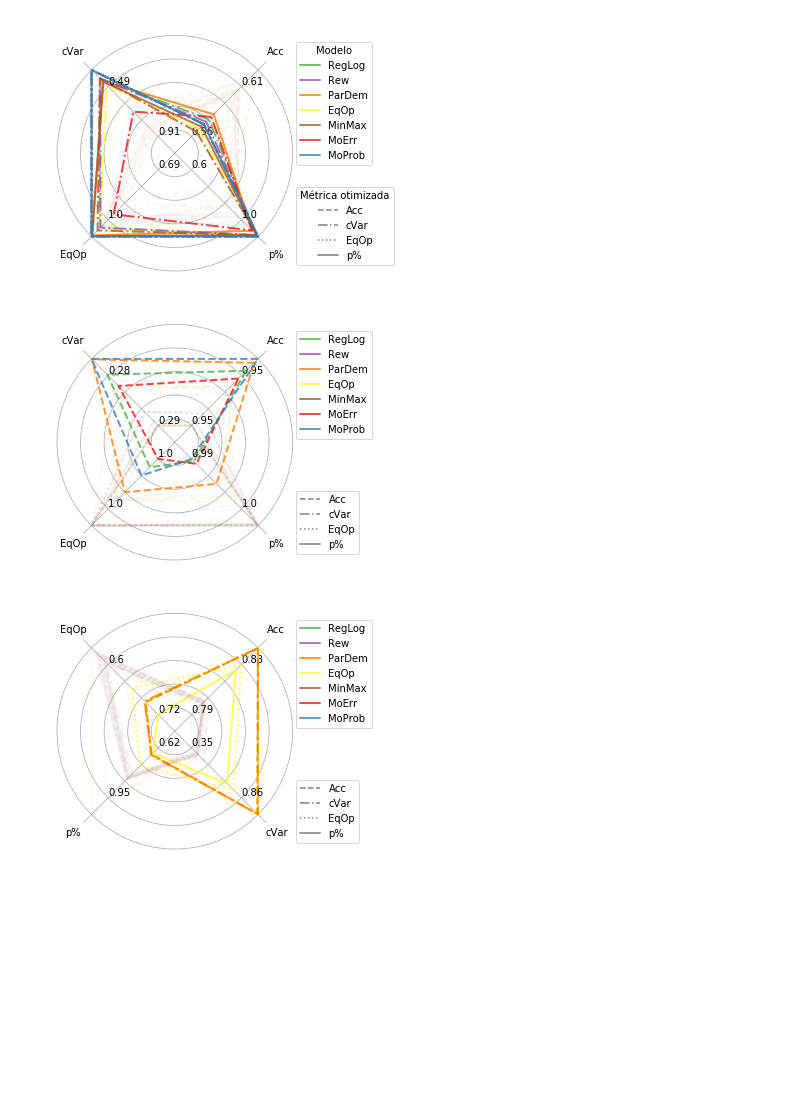
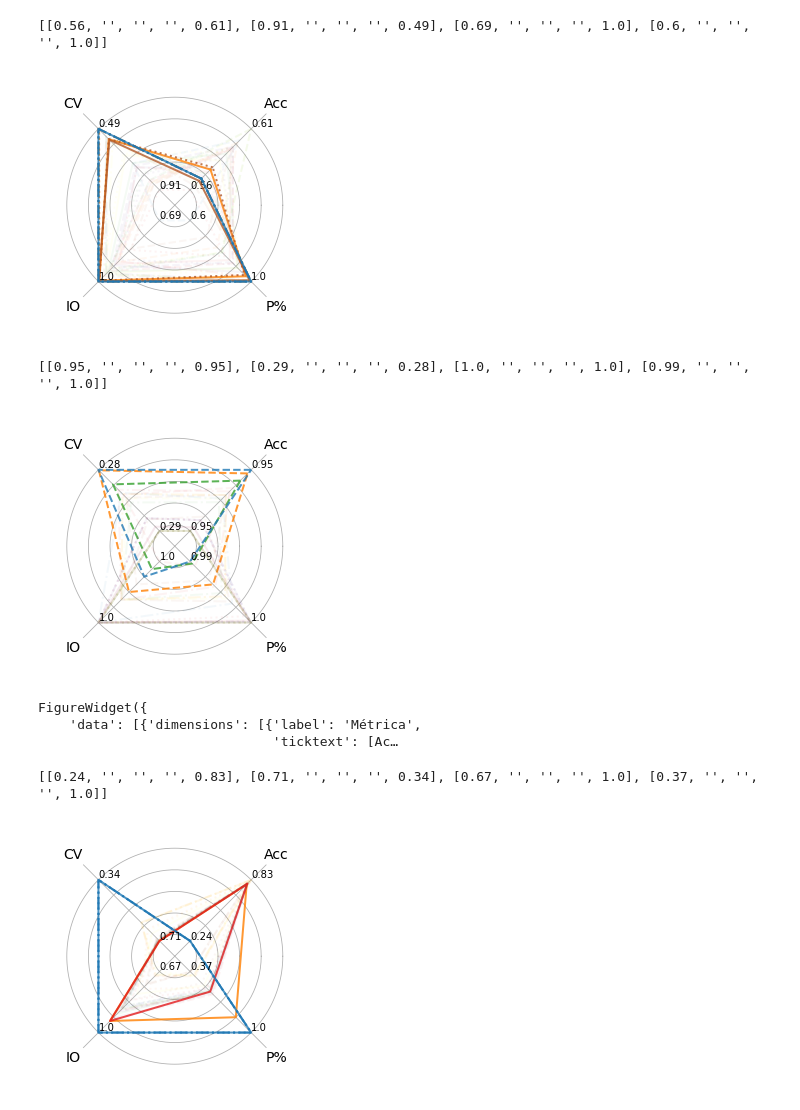
Before and after one commit to viguardieiro/moopt_fairness, a Jupyter notebook: Comparacao global - sem executar.ipynb, the cells around one changed output. Drawn from its saved outputs; the diff is of its cells as text; code cells hidden in the pictures; blank space fills up the shorter version.

```diff
--- a/Comparacao global - sem executar.ipynb
+++ b/Comparacao global - sem executar.ipynb
@@ -16,3 +14,5 @@ colors = ['rgb(27,158,119)','rgb(217,95,2)','rgb(117,112,179)','rgb(231,41,138)'
+# %%
+colors = ['#33a02c','#6a3d9a','#ff7f00','#FFFF43','#b15928','#e31a1c','#1f78b4']
 # %%
 def all_metrics_parallel_coord(dataset, metric = 'accuracy',
                                acc_min = None, acc_max = None,
@@ -162,24 +163,26 @@ class Radar(object):
         self.axes = [figure.add_axes(rect, projection='polar', label='axes%d' % i) for i in range(self.n)]
 
         self.ax = self.axes[0]
-        self.ax.set_thetagrids(self.angles, labels=title, fontsize=10)
+        self.ax.set_thetagrids(self.angles, labels=title, fontsize=14)
 
         for ax in self.axes[1:]:
             ax.patch.set_visible(False)
             ax.grid(False)
             ax.xaxis.set_visible(False)
 
+        #print(labels)
+
         for ax, angle, label in zip(self.axes, self.angles, labels):
             ax.set_rgrids(range(1, 6), angle=angle, labels=label)
             ax.spines['polar'].set_visible(False)
-            ax.set_ylim(0, 5.5)
+            ax.set_ylim(0, 6)
 
     def plot(self, values, *args, **kw):
         angle = np.deg2rad(np.r_[self.angles, self.angles[0]])
         values = np.r_[values, values[0]]
         self.ax.plot(angle, values, *args, **kw)
 # %%
-colors = ['#4daf4a','#984ea3','#ff7f00','#ffff33','#a65628', '#e41a1c','#377eb8']
+#colors = ['#9ecae1','#d4b9da','#fe9929','#fdd49e','#99d8c9','#238b45','#00441b']
 methods = ['LogReg', 'RegRewe', 'RegDemo', 'RegEqual', 'Minimax', 'RegMoo', 'RegEqMoo']
 metrics = ['accuracy', 'c_variation', 'equal_opportunity', 'p_percent']
 # %%
@@ -191,7 +194,7 @@ methmap = dict(zip(methods, ['RegLog', 'Rew', 'ParDem', 'EqOp', 'MinMax', 'MoErr
 from matplotlib.lines import Line2D
 from matplotlib.patches import Patch
 
-def build_radar(df_table, selection=None, steps=4, shift=1, include_legend=True):
+def build_radar(df_table, selection=None, steps=4, shift=1, include_legend=True, plot_name = 'aux.jpg'):
     df_table = df_table[metrics]
 
     normz = pd.DataFrame(index=['min', 'max'], columns=df_table.columns)
@@ -212,9 +215,9 @@ def build_radar(df_table, selection=None, steps=4, shift=1, include_legend=True)
 
     fig = plt.figure(figsize=(4, 4))
 
-    tit = ['Acc', 'cVar', 'EqOp', 'p%']
+    tit = ['Acc', 'CV', 'IO', 'P%']
 
-    lab = [ [normz[metric]['min'].round(2), '', '', normz[metric]['max'].round(2), '']
+    lab = [ [normz[metric]['min'].round(2), '', '', '', normz[metric]['max'].round(2)]
            for metric in metrics
           ]
 
@@ -234,34 +237,47 @@ def build_radar(df_table, selection=None, steps=4, shift=1, include_legend=True)
                           for metr in metrics]
 
         leg2 = radar.ax.legend(handles=legend_elements, bbox_to_anchor=(0.95, 0.95), loc='upper left', title='Modelo')
-        radar.ax.legend(handles=legend_elements2, bbox_to_anchor=(0.95, 0.05), loc='lower left', title='Métrica otimizada')
+        leg1 = radar.ax.legend(handles=legend_elements2, bbox_to_anchor=(0.95, 0.05), loc='lower left', title='Métrica otimizada')
         radar.ax.add_artist(leg2)
+
+        fig.savefig(plot_name, bbox_extra_artists=(leg1,), bbox_inches='tight')
+    else:
+        fig.savefig(plot_name)
 # %%
 df_table = german_result_metrics
 
 selection = pd.DataFrame(index=['min', 'max'])
 selection['accuracy'] = [0.0, 1]
-selection['c_variation'] = [0, 1]
-selection['equal_opportunity'] = [0.0, 1]
-selection['p_percent'] = [0.9, 1]
+selection['c_variation'] = [0.0, 1]
+selection['equal_opportunity'] = [0.97, 1]
+selection['p_percent'] = [0.0, 1]
 
-build_radar(df_table, selection, include_legend=True)
+build_radar(df_table, selection, include_legend=False, plot_name = 'Plots/Radar_German_io.jpg')
 # %% [output]
+[[0.56, '', '', '', 0.61], [0.91, '', '', '', 0.49], [0.69, '', '', '', 1.0], [0.6, '', '', '', 1.0]]
-[figure, old version]
+[figure, new version]
 # %%
 lsac_result_metrics = pd.read_csv('Results/lsac_result_metrics.csv')
 lsac_result_metrics = lsac_result_metrics.rename(columns={'Unnamed: 0':'method', 'Unnamed: 1':'metric'})
 lsac_result_metrics = lsac_result_metrics.set_index(['method', 'metric'])
 # %%
 selection = pd.DataFrame(index=['min', 'max'])
-selection['accuracy'] = [0.7, 1]
-selection['c_variation'] = [0, 1]
-selection['equal_opportunity'] = [0, 1]
-selection['p_percent'] = [0, 1]
+selection['accuracy'] = [0.8, 1]
+selection['c_variation'] = [0.0, 1]
+selection['equal_opportunity'] = [0.0, 1]
+selection['p_percent'] = [0.0, 1]
 
-build_radar(lsac_result_metrics, selection)
+build_radar(lsac_result_metrics, selection, include_legend=False, plot_name = 'Plots/Radar_lsac_acc.jpg')
 # %% [output]
+[[0.95, '', '', '', 0.95], [0.29, '', '', '', 0.28], [1.0, '', '', '', 1.0], [0.99, '', '', '', 1.0]]
-[figure, old version]
+[figure, new version]
+# %%
+fig = all_metrics_parallel_coord(lsac_result_metrics)
+fig
+# %% [output]
+FigureWidget({
+    'data': [{'dimensions': [{'label': 'Métrica',
+                              'ticktext': [Ac…
 # %%
 adult_result_metrics = pd.read_csv('Results/adult_result_metrics.csv')
 adult_result_metrics = adult_result_metrics.rename(columns={'Unnamed: 0':'method', 'Unnamed: 1':'metric'})
@@ -271,13 +285,14 @@ adult_filter = adult_result_metrics.iloc[:-3]
 # %%
 selection = pd.DataFrame(index=['min', 'max'])
-selection['accuracy'] = [0.5, 1]
-selection['equal_opportunity'] = [0, 1]
-selection['p_percent'] = [0, 1]
-selection['c_variation'] = [0, 1]
+selection['accuracy'] = [0.0, 1]
+selection['c_variation'] = [0.0, 1]
+selection['equal_opportunity'] = [0.0, 1]
+selection['p_percent'] = [0.9, 1]
 
-build_radar(adult_filter, selection)
+build_radar(adult_result_metrics, selection, include_legend=False, plot_name = 'Plots/Radar_Adult_io.jpg')
 # %% [output]
+[[0.24, '', '', '', 0.83], [0.71, '', '', '', 0.34], [0.67, '', '', '', 1.0], [0.37, '', '', '', 1.0]]
-[figure, old version]
+[figure, new version]
 # %%
 compas_result_metrics = pd.read_csv('Results/compas_result_metrics.csv')
 compas_result_metrics = compas_result_metrics.rename(columns={'Unnamed: 0':'method', 'Unnamed: 1':'metric'})
```
Also changed, not shown: parts of 12 cells of this notebook, 4 other files.
